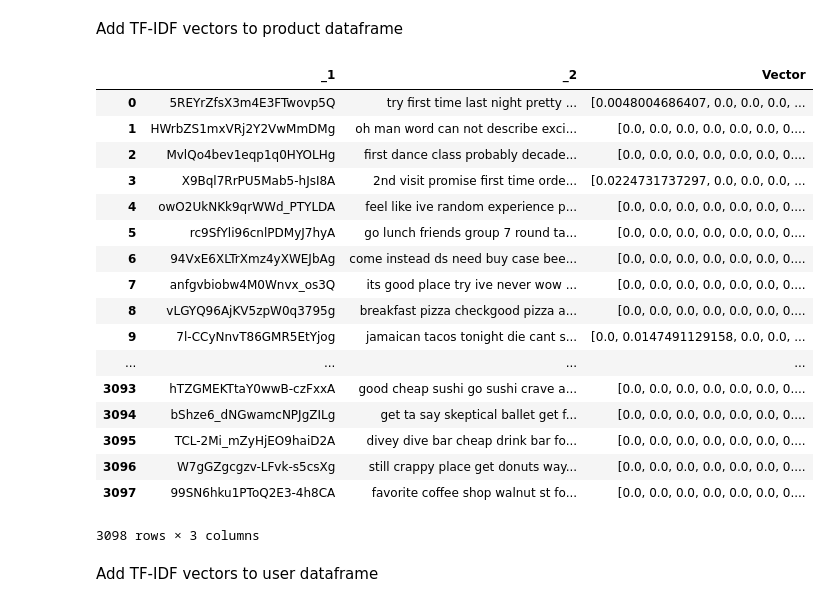
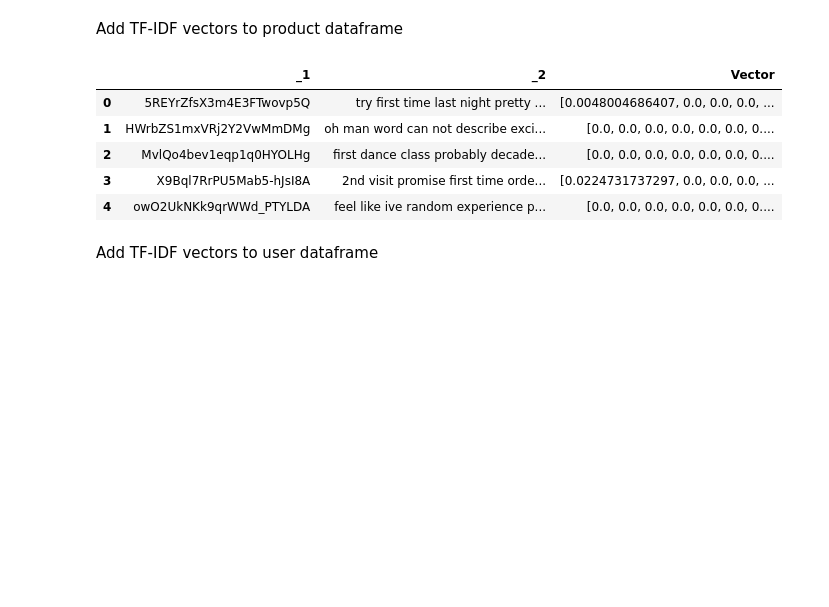
Before and after one commit to Lakshya-Kejriwal/Yelp_Hybrid_Recommender_System, a Jupyter notebook: Content_Based/TextBased_TFIDF.ipynb, the cells around one changed output. Drawn from its saved outputs; the diff is of its cells as text; code cells hidden in the pictures; blank space fills up the shorter version.

Commit message:
Changes to train and test input

```diff
--- a/Content_Based/TextBased_TFIDF.ipynb
+++ b/Content_Based/TextBased_TFIDF.ipynb
@@ -21,8 +23,13 @@ sc  = SparkContext(conf=conf)
+# %%
+train_file = "/Users/lakshya/Desktop/INF-553/Project/pittsburgh_review_with_text_20_res_lemma_data_train.txt"
+test_file = "/Users/lakshya/Desktop/INF-553/Project/pittsburgh_review_with_text_20_res_lemma_data_test.txt"
+train_output = '/Users/lakshya/Desktop/INF-553/Project/Pittsburgh_TextBased_TFIDF_train_predictions.txt'
+test_output = '/Users/lakshya/Desktop/INF-553/Project/Pittsburgh_TextBased_TFIDF_test_predictions.txt'
 # %% [markdown]
 ### Load Train and Test Data
 # %%
-trainData = sc.textFile("/Users/lakshya/Desktop/INF-553/Project/pittsburgh_review_with_text_20_res_lemma_data_train.txt",use_unicode=False)
-testData = sc.textFile("/Users/lakshya/Desktop/INF-553/Project/pittsburgh_review_with_text_20_res_lemma_data_test.txt",use_unicode=False)
+trainData = sc.textFile(train_file,use_unicode=False)
+testData = sc.textFile(test_file,use_unicode=False)
 # %%
 train_rdd = trainData.mapPartitions(lambda x: csv.reader(x)).map(lambda x: ((x[0], x[1]), float(x[2])))
 test_rdd = testData.mapPartitions(lambda x: csv.reader(x)).map(lambda x: ((x[0], x[1]), float(x[2])))
@@ -44,7 +51,7 @@ train_temp = trainData.mapPartitions(lambda x: csv.reader(x)).map(lambda x: ((x[
 # %% [markdown]
 ### Load review data
 # %%
-data = sc.textFile("/Users/lakshya/Desktop/INF-553/Project/pittsburgh_review_with_text_20_res_lemma_data_train.txt",use_unicode=False)
+data = sc.textFile(train_file,use_unicode=False)
 # %%
 data.take(6)
 # %% [output]
@@ -131,26 +138,14 @@ Add TF-IDF vectors to product dataframe
 # %%
 prodPandas['Vector'] = tfidf_prod.toarray().tolist()
 # %%
-prodPandas
+prodPandas.head()
 # %% [output]
 |  | _1 | _2 | Vector |
 | 0 | 5REYrZfsX3m4E3FTwovp5Q | try first time last night pretty ... | [0.0048004686407, 0.0, 0.0, 0.0, ... |
 | 1 | HWrbZS1mxVRj2Y2VwMmDMg | oh man word can not describe exci... | [0.0, 0.0, 0.0, 0.0, 0.0, 0.0, 0.... |
 | 2 | MvlQo4bev1eqp1q0HYOLHg | first dance class probably decade... | [0.0, 0.0, 0.0, 0.0, 0.0, 0.0, 0.... |
 | 3 | X9Bql7RrPU5Mab5-hJsI8A | 2nd visit promise first time orde... | [0.0224731737297, 0.0, 0.0, 0.0, ... |
 | 4 | owO2UkNKk9qrWWd_PTYLDA | feel like ive random experience p... | [0.0, 0.0, 0.0, 0.0, 0.0, 0.0, 0.... |
-| 5 | rc9SfYli96cnlPDMyJ7hyA | go lunch friends group 7 round ta... | [0.0, 0.0, 0.0, 0.0, 0.0, 0.0, 0.... |
-| 6 | 94VxE6XLTrXmz4yXWEJbAg | come instead ds need buy case bee... | [0.0, 0.0, 0.0, 0.0, 0.0, 0.0, 0.... |
-| 7 | anfgvbiobw4M0Wnvx_os3Q | its good place try ive never wow ... | [0.0, 0.0, 0.0, 0.0, 0.0, 0.0, 0.... |
-| 8 | vLGYQ96AjKV5zpW0q3795g | breakfast pizza checkgood pizza a... | [0.0, 0.0, 0.0, 0.0, 0.0, 0.0, 0.... |
-| 9 | 7l-CCyNnvT86GMR5EtYjog | jamaican tacos tonight die cant s... | [0.0, 0.0147491129158, 0.0, 0.0, ... |
-| ... | ... | ... | ... |
-| 3093 | hTZGMEKTtaY0wwB-czFxxA | good cheap sushi go sushi crave a... | [0.0, 0.0, 0.0, 0.0, 0.0, 0.0, 0.... |
-| 3094 | bShze6_dNGwamcNPJgZILg | get ta say skeptical ballet get f... | [0.0, 0.0, 0.0, 0.0, 0.0, 0.0, 0.... |
-| 3095 | TCL-2Mi_mZyHjEO9haiD2A | divey dive bar cheap drink bar fo... | [0.0, 0.0, 0.0, 0.0, 0.0, 0.0, 0.... |
-| 3096 | W7gGZgcgzv-LFvk-s5csXg | still crappy place get donuts way... | [0.0, 0.0, 0.0, 0.0, 0.0, 0.0, 0.... |
-| 3097 | 99SN6hku1PToQ2E3-4h8CA | favorite coffee shop walnut st fo... | [0.0, 0.0, 0.0, 0.0, 0.0, 0.0, 0.... |
-3098 rows × 3 columns
 # %% [markdown]
 Add TF-IDF vectors to user dataframe
 # %%
```
Also changed, not shown: parts of 11 cells of this notebook.
